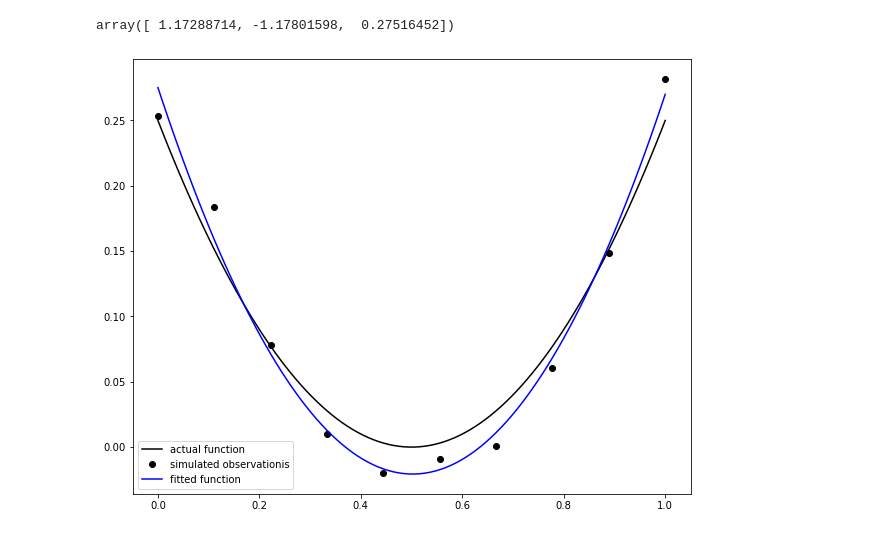
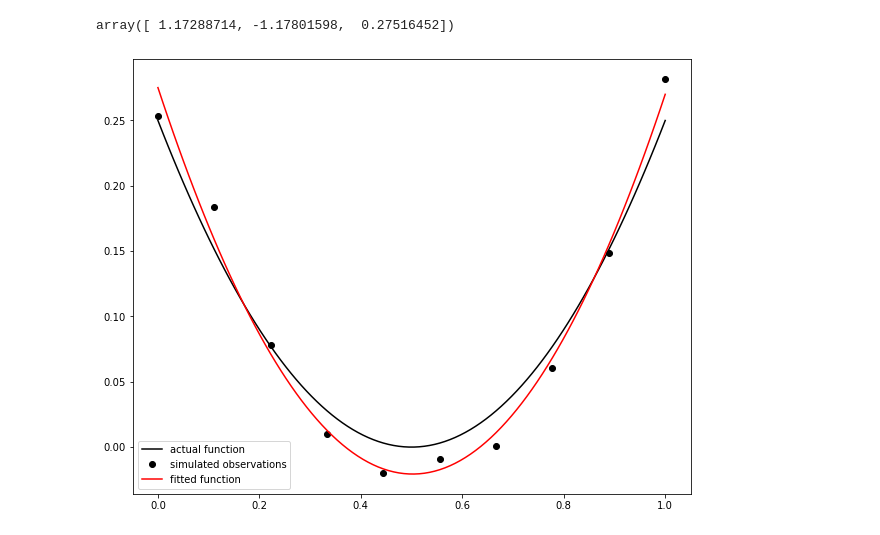
Before and after one commit to pfc5098/hipy, a Jupyter notebook: aiml/hello-world.ipynb, the cells around one changed output. Cells and saved outputs as stored; diff of their text form; code cells hidden in the pictures.

Commit message:
plot color

```diff
--- a/aiml/hello-world.ipynb
+++ b/aiml/hello-world.ipynb
@@ -16,15 +16,15 @@ array([ 1.17288714, -1.17801598,  0.27516452])
 # %%
 x_eval = np.linspace(0, 1, num=100)
 f_eval = f(x_eval)
 
 f_hat = lambda x: beta_hat[0] * x ** 2 + beta_hat[1] * x + beta_hat[2]
 f_hat_eval = f_hat(x_eval)
 
 plt.figure(figsize=(10, 8))
 plt.plot(x_eval, f_eval, 'k', label='actual function')
-plt.plot(x_obs, y, 'ko', label='simulated observationis')
-plt.plot(x_eval, f_hat_eval, 'b', label='fitted function')
+plt.plot(x_obs, y, 'ko', label='simulated observations')
+plt.plot(x_eval, f_hat_eval, 'r', label='fitted function')
 plt.legend(loc="lower left")
 plt.show()
 # %% [output]
-[figure, old version]
+[figure, new version]
```
